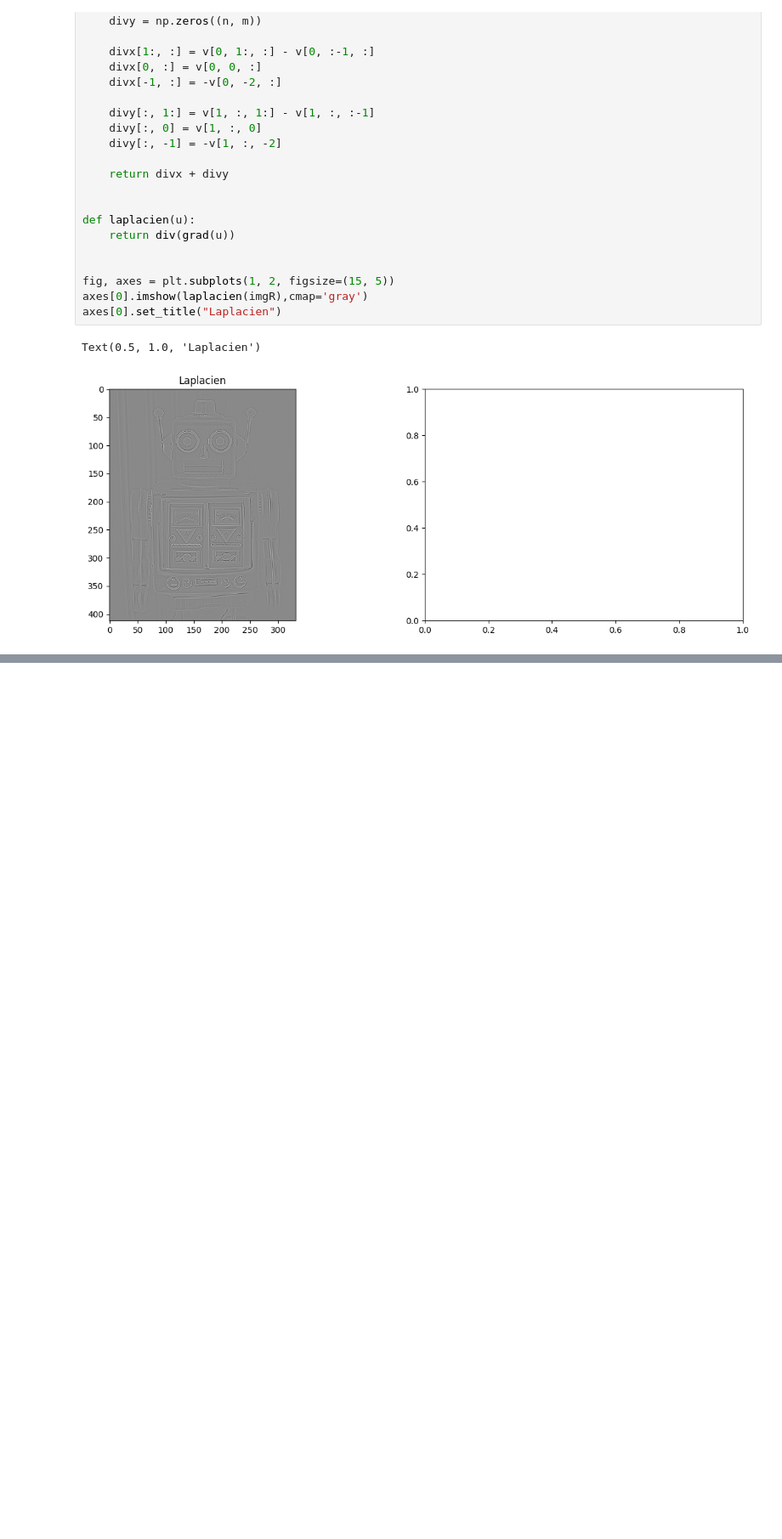
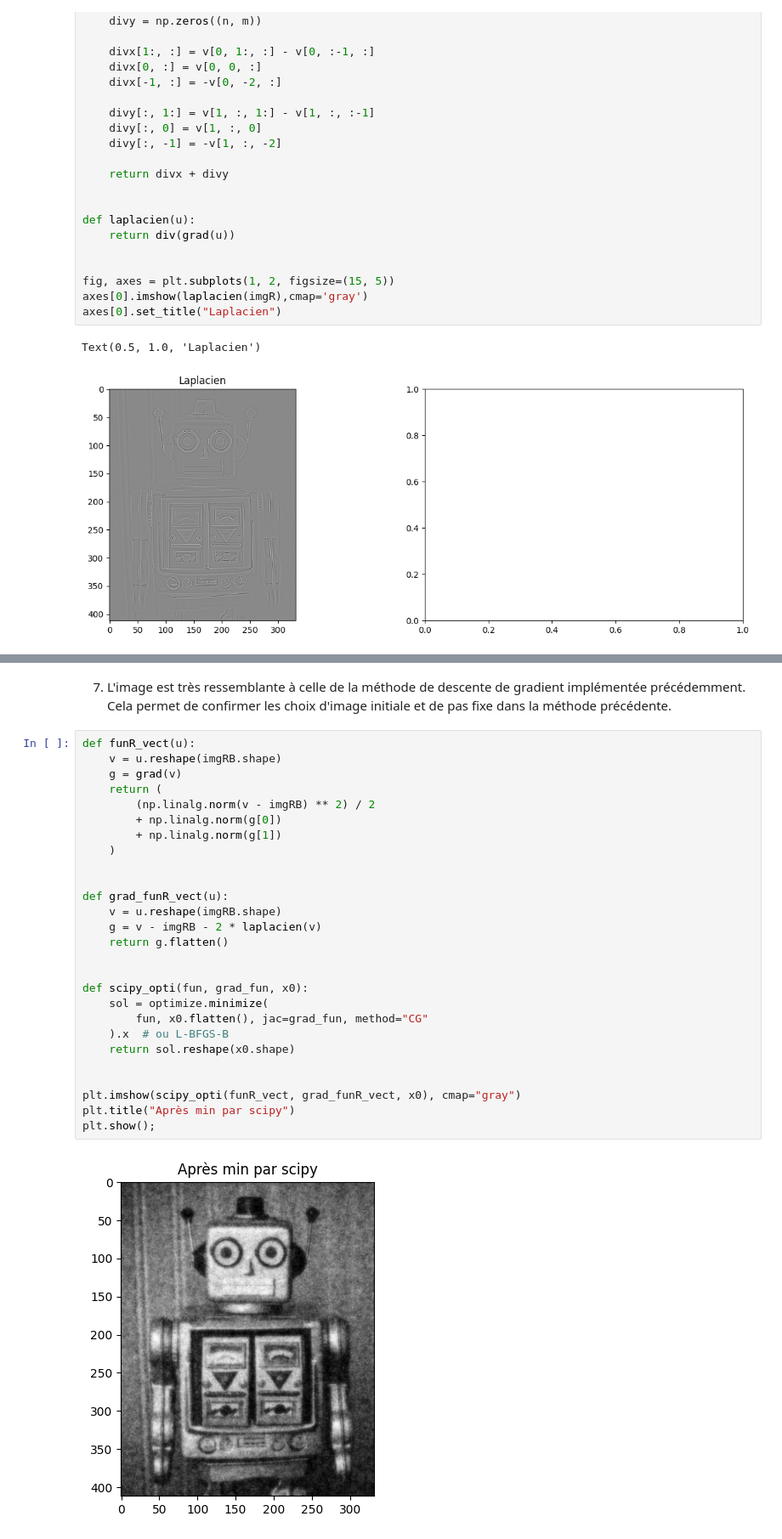
Before and after one commit to LouisedeFer/Projet-opti, a Jupyter notebook: projet.ipynb, the cells around one changed output, grey strips where cells are left out. Shown at 85% size. Saved outputs shown, nothing was run; the diff lists cells and outputs as text; blank space fills up the shorter version.

```diff
--- a/projet.ipynb
+++ b/projet.ipynb
@@ -149,3 +160,34 @@ Text(0.5, 1.0, 'Image après descente de gradient')
+# %% [markdown]
+7. L'image est très ressemblante à celle de la méthode de descente de gradient implémentée précédemment. Cela permet de confirmer les choix d'image initiale et de pas fixe dans la méthode précédente.
+# %%
+def funR_vect(u):
+    v = u.reshape(imgRB.shape)
+    g = grad(v)
+    return (
+        (np.linalg.norm(v - imgRB) ** 2) / 2
+        + np.linalg.norm(g[0])
+        + np.linalg.norm(g[1])
+    )
+
+
+def grad_funR_vect(u):
+    v = u.reshape(imgRB.shape)
+    g = v - imgRB - 2 * laplacien(v)
+    return g.flatten()
+
+
+def scipy_opti(fun, grad_fun, x0):
+    sol = optimize.minimize(
+        fun, x0.flatten(), jac=grad_fun, method="CG"
+    ).x  # ou L-BFGS-B
+    return sol.reshape(x0.shape)
+
+
+plt.imshow(scipy_opti(funR_vect, grad_funR_vect, x0), cmap="gray")
+plt.title("Après min par scipy")
+plt.show();
+# %% [output]
+[figure, added]
 # %% [markdown]
 ### 3. Étude d'une nouvelle fonction TV-L2 ###
 
```
Also changed, not shown: parts of 11 cells of this notebook.
